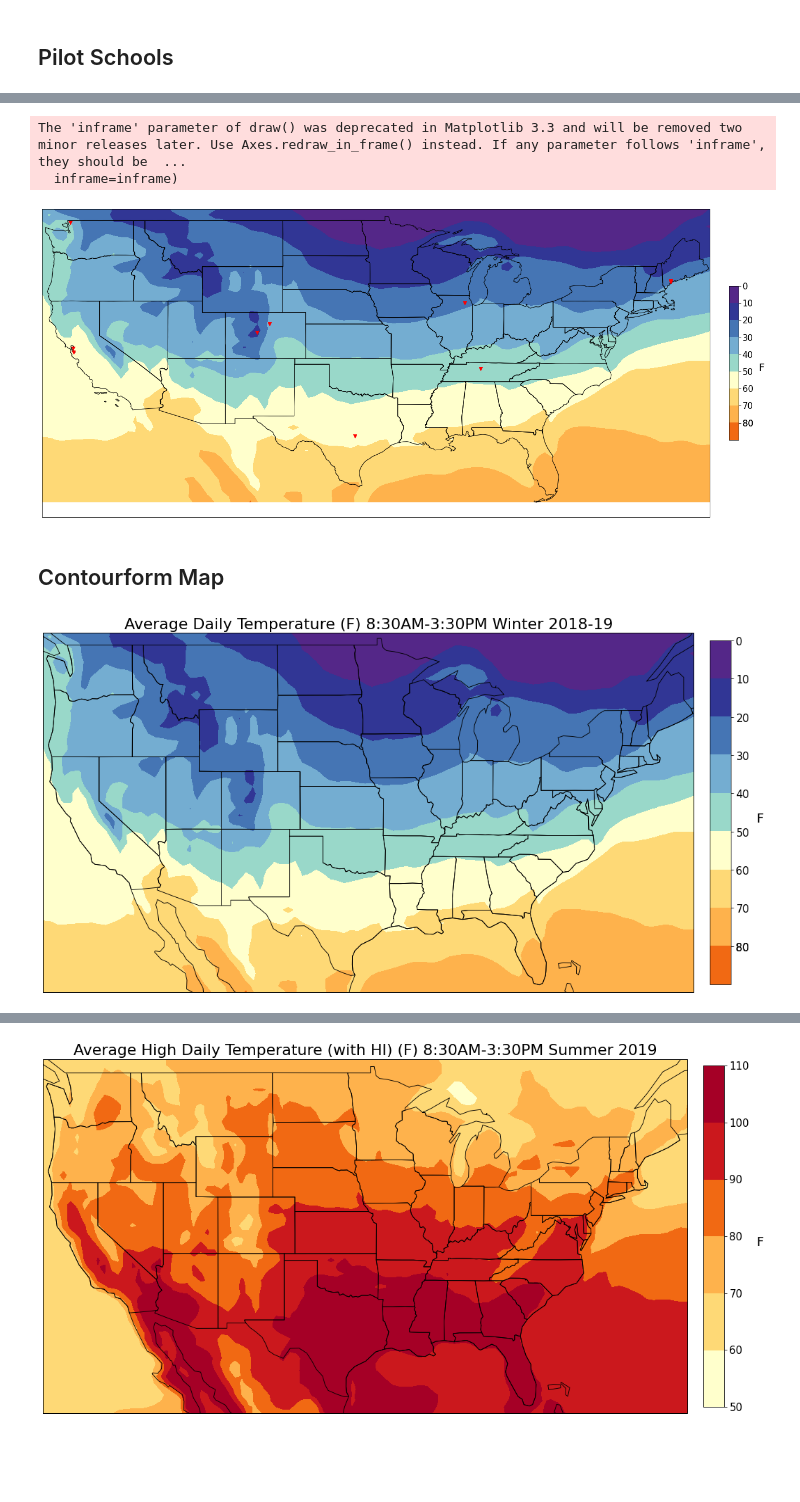
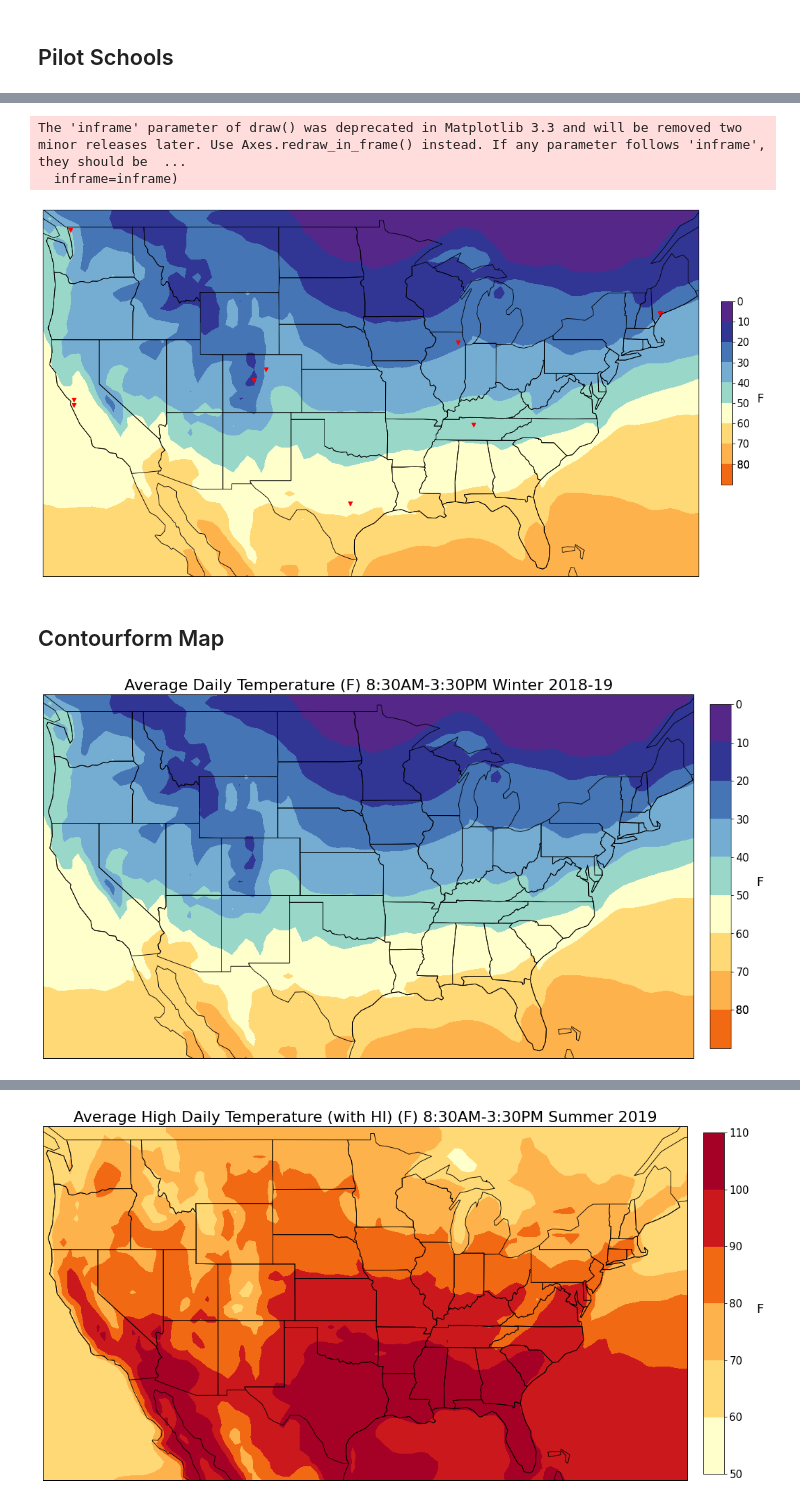
Before and after one commit to Harris-2020-Grad-Side-Projects/US-schoolday-temperatures, a Jupyter notebook: build/map_temperature.ipynb, the cells around one changed output, grey strips where cells are left out. Cells and saved outputs as stored; diff of their text form; code cells hidden in the pictures; blank space fills up the shorter version.

Commit message:
Update
added pilot school markers as an optional addition to the contor plot

```diff
--- a/build/map_temperature.ipynb
+++ b/build/map_temperature.ipynb
@@ -95,9 +95,9 @@ colors = {110.0: '#a50026',
 ## Pilot Schools
 # %%
 pilot_df = pd.read_csv(os.path.join(data_folder, 'pilot_schools.csv'))
-pilot_gdf = geopandas.GeoDataFrame(pilot_df,
-                                   geometry=geopandas.points_from_xy(pilot_df[' lon'], pilot_df[' lat']),
-                                   crs = 'epsg:4269')
+#pilot_gdf = geopandas.GeoDataFrame(pilot_df,
+#                                   geometry=geopandas.points_from_xy(pilot_df[' lon'], pilot_df[' lat']),
+#                                   crs = 'epsg:4269')
 # %%
 pilot_df.loc[0]
 # %% [output]
@@ -131,39 +130,39 @@ for i in df[values]:
 
 norms = sorted(list(set(rounded_temps)))
 
 # deal with boundries (e.g min of 9 F needs to go to 0, max of 61F needs to go to 70)
 if df[values].min()<norms[0]:
     norms = [round(df[values].min()-5, -1)] + norms
 
 if df[values].max()>norms[-1]:
     norms.append(round(df[values].max()+4, -1))
 
 #get colors from the colors dict
 for i in norms:
     use_colors.append(colors[i])
 
 cmap = ListedColormap(use_colors)
 norm = BoundaryNorm(norms, cmap.N)
 # add North America
-#ax.coastlines(resolution="110m",linewidth=0.9)
+ax.coastlines(resolution="110m",linewidth=0.9)
 # add State boundries
-#ax.add_feature(cf.STATES, linewidth = 0.9)
+ax.add_feature(cf.STATES, linewidth = 0.9)
 #plt.xticks([])
 # https://coderzcolumn.com/tutorials/data-science/cartopy-basic-maps-scatter-map-bubble-map-and-connection-map
 plt.contourf(lon, lat, Z, levels=len(norms)-1,
-                 cmap=cmap, norm=norm)#, transform=ccrs.PlateCarree(), alpha = 0.5)
-contenental_states.plot(ax=ax, color = 'none', edgecolor='black')
+                 cmap=cmap, norm=norm, transform=ccrs.PlateCarree())
+#contenental_states.plot(ax=ax, color = 'none', edgecolor='black')
 cb = plt.colorbar(cm.ScalarMappable(norm=norm, cmap=cmap), ax=ax,
                       orientation="vertical", pad=0.02, aspect=16, shrink=0.5)
 cb.ax.invert_yaxis() #interts color bar so low to high
 cb.set_label('F',size=18,rotation=0,labelpad=15)
 cb.ax.tick_params(labelsize=15)
-plt.scatter(pilot_df[' lon'], pilot_df[' lat'], marker = 'v', color = 'red')
+plt.scatter(pilot_df['lon'], pilot_df['lat'], marker = 'v', color = 'red', transform=ccrs.PlateCarree())
 plt.savefig('test')
 # %% [output]
 The 'inframe' parameter of draw() was deprecated in Matplotlib 3.3 and will be removed two minor releases later. Use Axes.redraw_in_frame() instead. If any parameter follows 'inframe', they should be  ...
   inframe=inframe)
-[figure, old version]
+[figure, new version]
 # %% [markdown]
 ## Contourform Map
 # %%
@@ -235,5 +239,6 @@ def contouform_map(df, values, title, date, colors):
 # %%
-contouform_map(df, 'average_temp', 'Average Daily Temperature', date, colors)
+contouform_map(df, 'average_temp', 'Average Daily Temperature',
+               date, colors)#, show_pilot_schools = True, pilot_df = pilot_df)
 # %% [output]
-[figure, old version]
+[figure, new version]
 # %%
```
Also changed, not shown: parts of 4 cells of this notebook, 5 other files.
